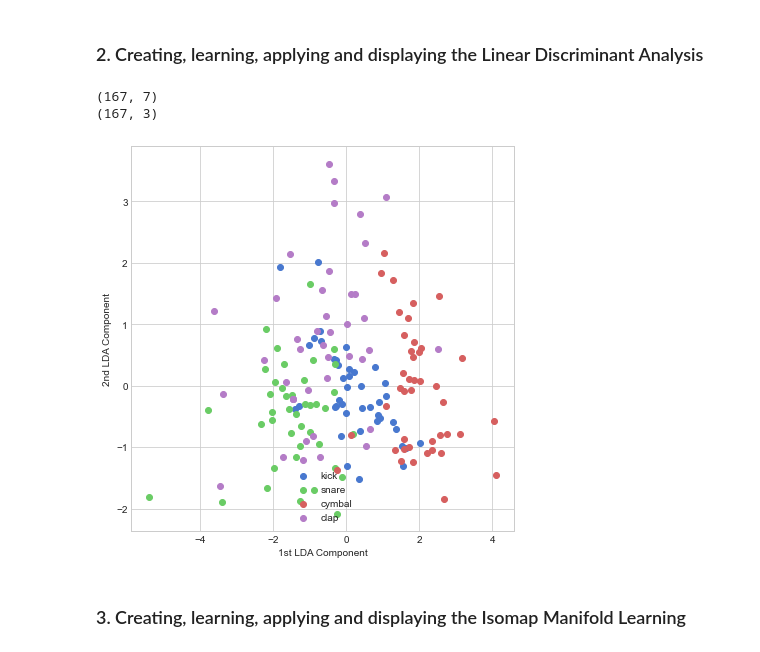
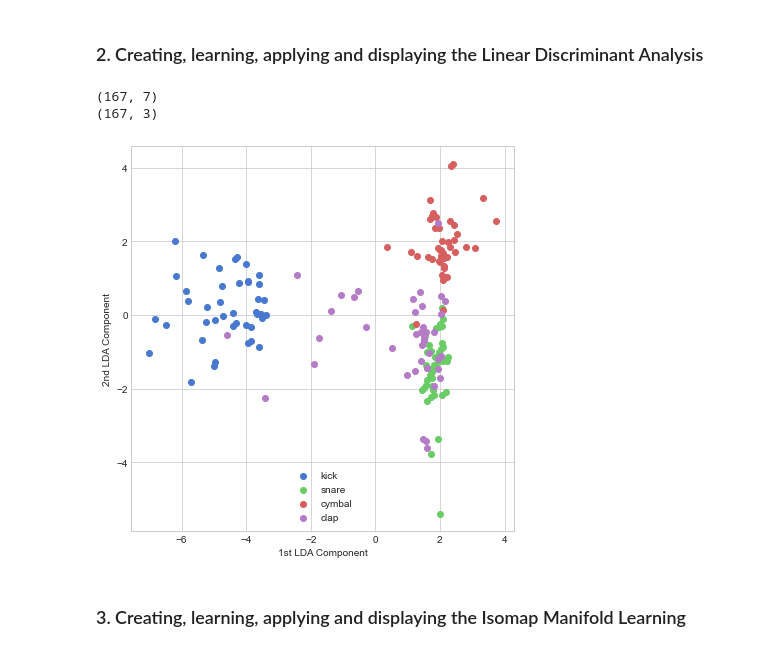
Before and after one commit to MCT-master/MCT4052, a Jupyter notebook: notebooks/workshops/Workshop5a - Dimensionality Reduction Techniques.ipynb, the cells around one changed output. Saved outputs shown, nothing was run; the diff lists cells and outputs as text; code cells hidden in the pictures.

```diff
--- a/notebooks/workshops/Workshop5a - Dimensionality Reduction Techniques.ipynb
+++ b/notebooks/workshops/Workshop5a - Dimensionality Reduction Techniques.ipynb
@@ -172,36 +174,36 @@ print(num_of_dim95)
 from sklearn.discriminant_analysis import LinearDiscriminantAnalysis
 lda = LinearDiscriminantAnalysis()
 
 
 #LDA needs BOTH features and labels (as integer numbers), other techniques needs only features
 lda.fit(features, labels)
 
 #Now we project the data into a from a 7D to a (number of classes - 1) space,
 #if the number of components in scikit-learn, LDA transform the data to a number of dimensions
 #equal to min(n_classes - 1), which in our case is 4 classes -1 = 3.
 #with more classess we will have more dimensions at the output of LDA projection
 projected_features = lda.transform(features)
 
 #the dimensionality should be the same number of classes - 1
 print(features.shape)
 print(projected_features.shape)
 
 #Plot the distribution of the data according to the first two LDA components
 with plt.style.context('seaborn-whitegrid'):
     plt.figure(figsize=(6, 6))
     for lab_val, lab_name in zip(range(0,len(classes)),classes):
-        plt.scatter(projected_features[labels==lab_val, 1],
-                    projected_features[labels==lab_val, 2],
+        plt.scatter(projected_features[labels==lab_val, 0],
+                    projected_features[labels==lab_val, 1],
                     label=lab_name)
     plt.xlabel('1st LDA Component')
     plt.ylabel('2nd LDA Component')
     plt.legend(loc='lower center')
     plt.tight_layout()
     plt.show()
 # %% [output]
 (167, 7)
 (167, 3)
-[figure, old version]
+[figure, new version]
 # %% [markdown]
 ### 3. Creating, learning, applying and displaying the Isomap Manifold Learning
 # %%
```
Also changed, not shown: parts of 4 cells of this notebook.
